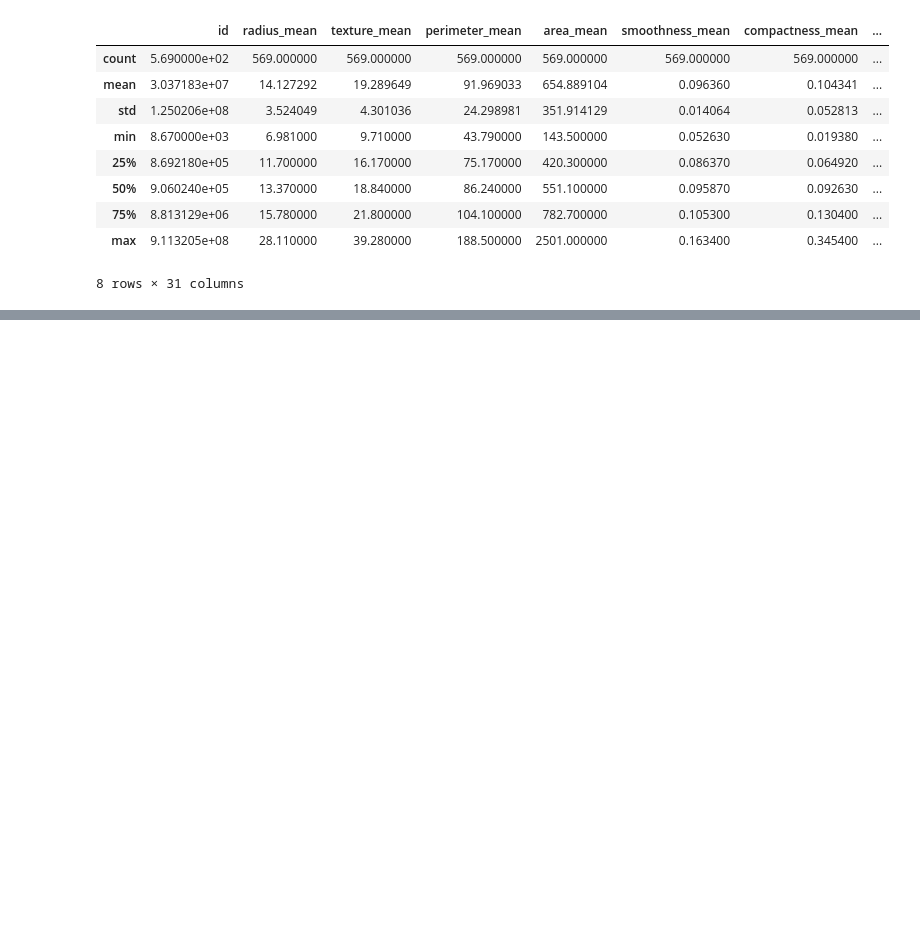
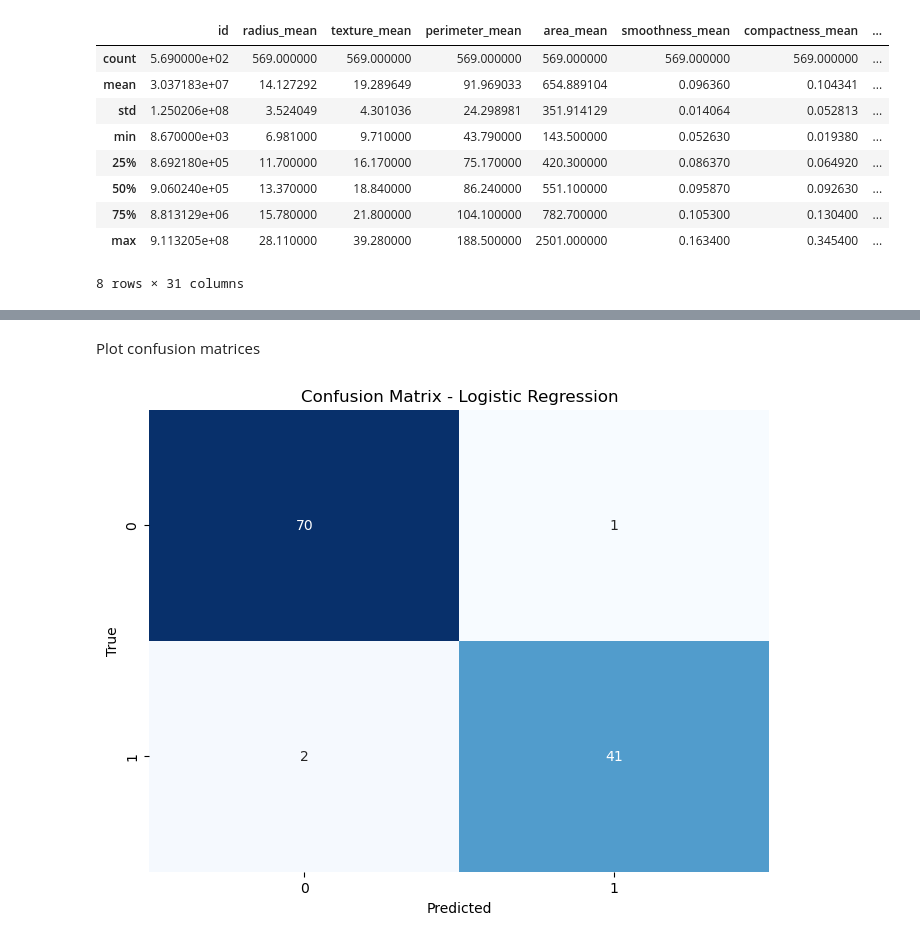
Before and after one commit to juvitus-soh/Breast-cancer, a Jupyter notebook: breast cancer.ipynb, the cells around one changed output, grey strips where cells are left out. Drawn from its saved outputs; the diff is of its cells as text; code cells hidden in the pictures; blank space fills up the shorter version.

Commit message:
Machine learning models added

```diff
--- a/breast cancer.ipynb
+++ b/breast cancer.ipynb
@@ -66,0 +83,37 @@ plt.show()
+# %%
+from sklearn.model_selection import train_test_split
+from sklearn.preprocessing import StandardScaler
+from sklearn.linear_model import LogisticRegression
+from sklearn.ensemble import RandomForestClassifier
+from sklearn.metrics import accuracy_score, confusion_matrix, classification_report
+
+target_variable = 'diagnosis'
+
+#selecting column except 'id', 'diagnosis', and 'Unnamed: 32' using slicing and negative indexing
+features = data.columns[2:-1]
+# %%
+# Creating column matrix X and target vector y
+X = data[features]
+
+# Convert diagnosis to binary labels. M as 1 and B as 0
+y = data[target_variable].map({'M': 1, 'B': 0})
+
+X_train, X_test, y_train, y_test = train_test_split(X, y, test_size=0.2, random_state=42)
+
+#standardizing columns
+scaler = StandardScaler()
+X_train_scaled = scaler.fit_transform(X_train)
+X_test_scaled = scaler.transform(X_test)
+# %%
+#Logistic Regression model
+logistic_regression_model = LogisticRegression(random_state=42)
+logistic_regression_model.fit(X_train_scaled, y_train)
+y_pred_logistic = logistic_regression_model.predict(X_test_scaled)
+
+#evaluate model
+print("Logistic Regression:")
+print(f'Accuracy: {accuracy_score(y_test, y_pred_logistic):.4f}')
+print('Confusion Matrix:')
+print(confusion_matrix(y_test, y_pred_logistic))
+print('Classification Report:')
+print(classification_report(y_test, y_pred_logistic))
@@ -66,0 +163,12 @@ plt.show()
+# %% [markdown]
+Plot confusion matrices
+# %%
+# Confusion Matrix for Logistic Regression
+plt.figure(figsize=(8, 6))
+sns.heatmap(confusion_matrix(y_test, y_pred_logistic), annot=True, fmt='d', cmap='Blues', cbar=False)
+plt.title('Confusion Matrix - Logistic Regression')
+plt.xlabel('Predicted')
+plt.ylabel('True')
+plt.show()
+# %% [output]
+[figure, added]
```
Also changed, not shown: parts of 7 cells of this notebook, 2 other files.
